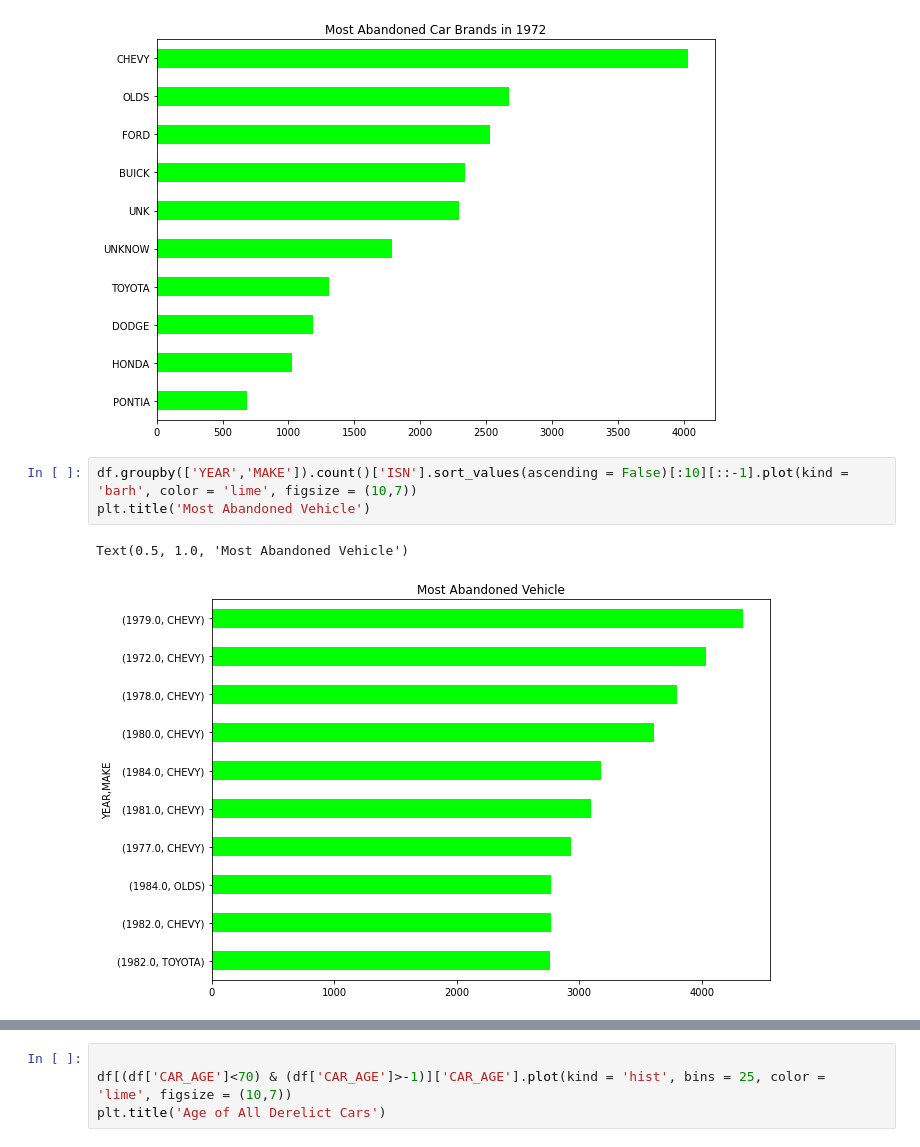
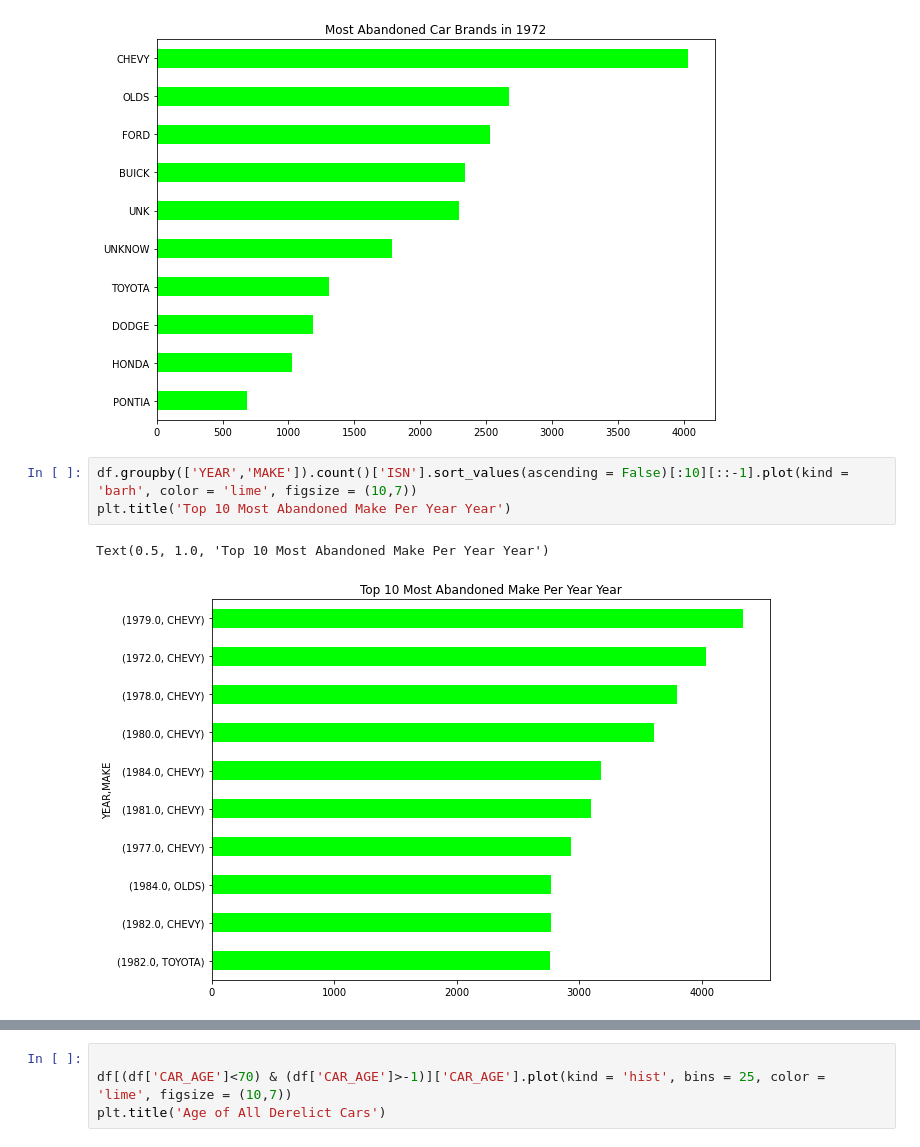
Before and after one commit to hanzhi227/SyncVR-EDA, a Jupyter notebook: EDA.ipynb, the cells around one changed output, grey strips where cells are left out. Saved outputs shown, nothing was run; the diff lists cells and outputs as text.

```diff
--- a/EDA.ipynb
+++ b/EDA.ipynb
@@ -131,7 +131,7 @@ Text(0.5, 1.0, 'Most Abandoned Car Brands in 1972')
 [figure]
 # %%
 df.groupby(['YEAR','MAKE']).count()['ISN'].sort_values(ascending = False)[:10][::-1].plot(kind = 'barh', color = 'lime', figsize = (10,7))
-plt.title('Most Abandoned Vehicle')
+plt.title('Top 10 Most Abandoned Make Per Year Year')
 # %% [output]
-Text(0.5, 1.0, 'Most Abandoned Vehicle')
+Text(0.5, 1.0, 'Top 10 Most Abandoned Make Per Year Year')
-[figure, old version]
+[figure, new version]
```
Also changed, not shown: parts of 1 cell of this notebook.
